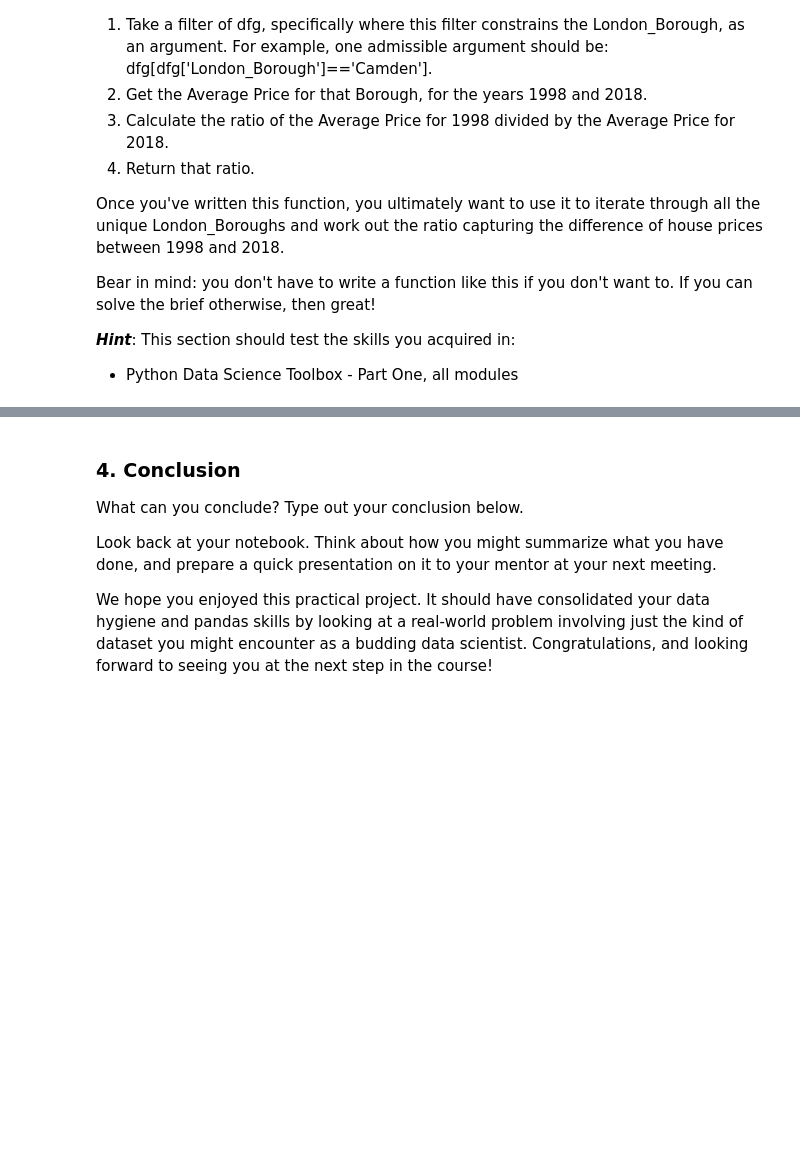
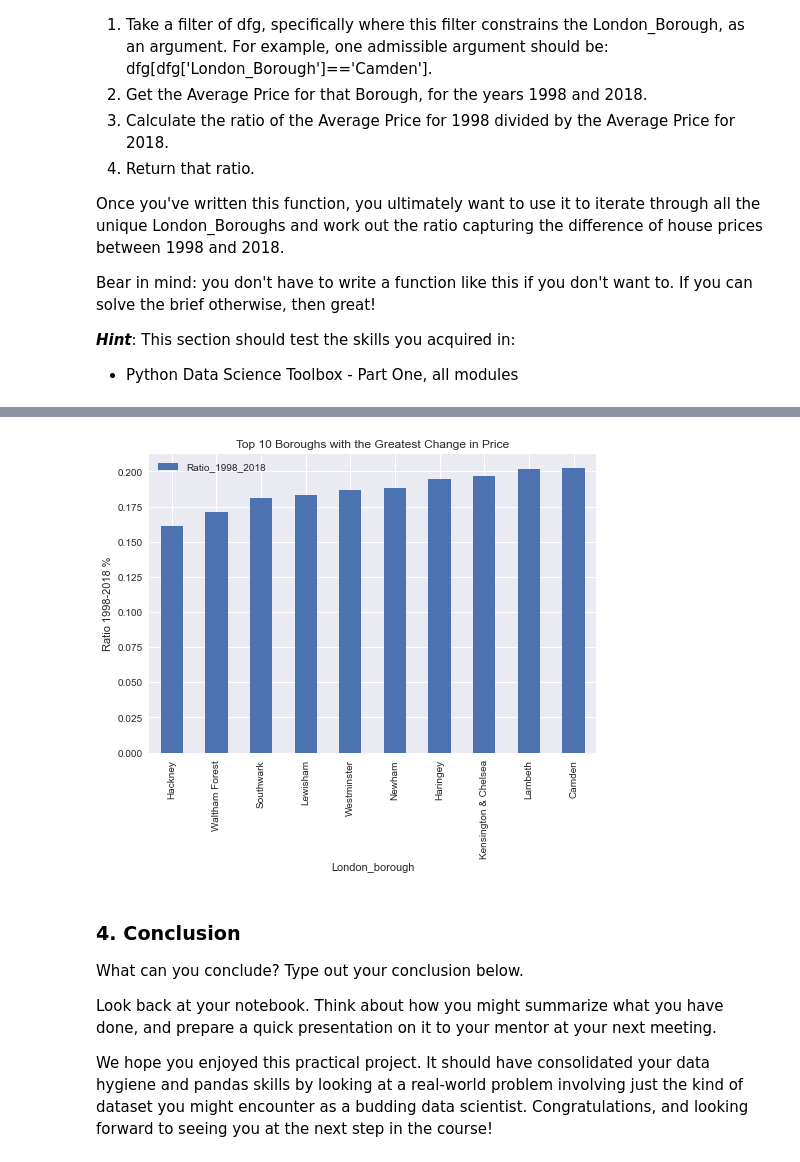
Before and after one commit to rcepedaraza/case-study---london-housing, a Jupyter notebook: london_housing.ipynb, the cells around one changed output, grey strips where cells are left out. Drawn from its saved outputs; the diff is of its cells as text; code cells hidden in the pictures; blank space fills up the shorter version.

```diff
--- a/london_housing.ipynb
+++ b/london_housing.ipynb
@@ -330,0 +361,13 @@ Bear in mind: you don't have to write a function like this if you don't want to.
+# %%
+def create_price_ratio(df):
+    year_1998 = float(df[df["Year"] == 1998]["Average_Price"])
+    year_2018 = float(df[df["Year"] == 2018]["Average_Price"])
+    return year_1998 / year_2018
+# %%
+ratio_boroughs = {}
+for borough in df["London_Borough"].unique():
+    ratio_boroughs[borough] = create_price_ratio(df[df["London_Borough"] == borough])
+df_ratio = pd.DataFrame(data=ratio_boroughs.items(), columns=["London_borough", "Ratio_1998_2018"])
+df_top_10 = df_ratio.sort_values(by=["Ratio_1998_2018"], ascending=True).head(10)
+df_top_10["Percent_change_1998_2018"] = (1 - df_top_10["Ratio_1998_2018"]) * 100
+df_top_10
@@ -331,3 +386,10 @@ Bear in mind: you don't have to write a function like this if you don't want to.
+# %%
+df_top_10.plot(x="London_borough", y="Ratio_1998_2018", kind="bar")
+plt.title("Top 10 Boroughs with the Greatest Change in Price")
+plt.ylabel("Ratio 1998-2018 %")
+plt.show()
+# %% [output]
+[figure, added]
 # %% [markdown]
 ### 4. Conclusion
 What can you conclude? Type out your conclusion below.
```
Also changed, not shown: parts of 36 cells of this notebook.
